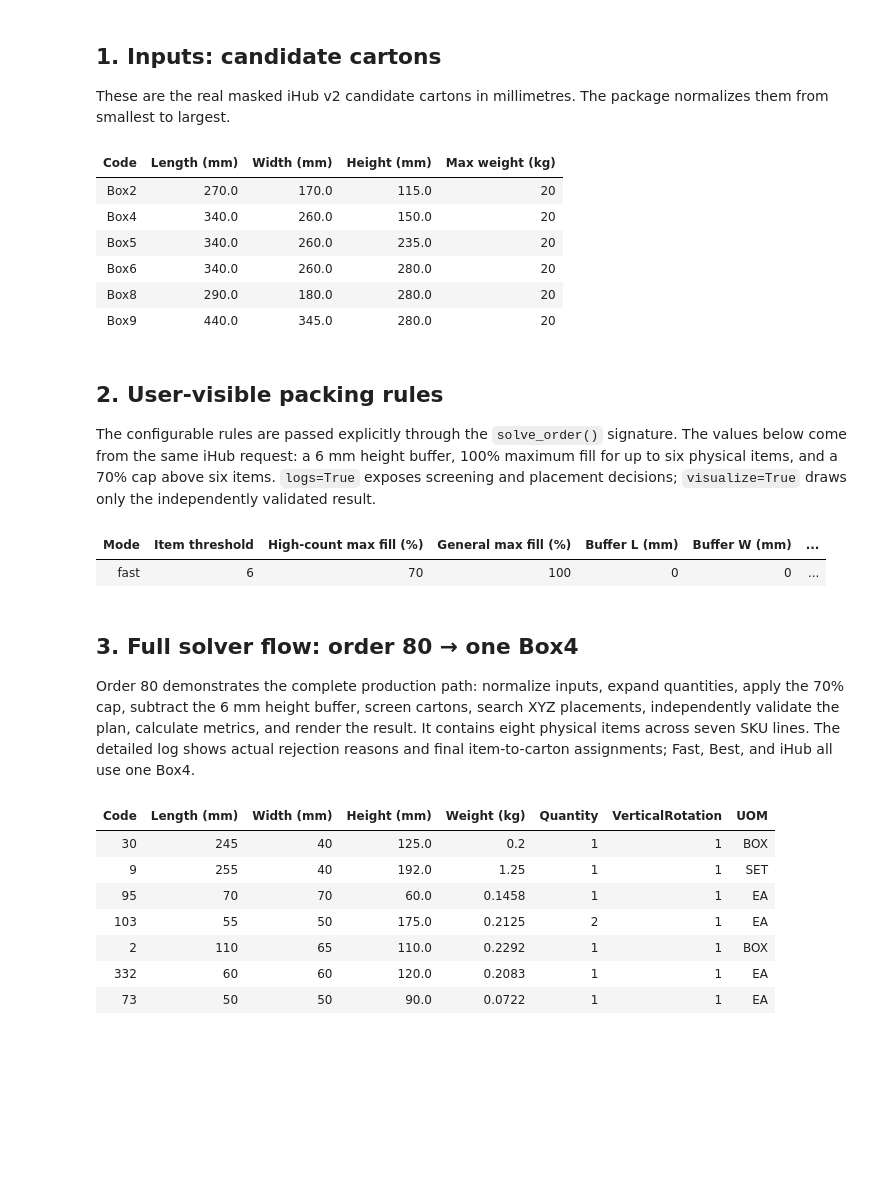
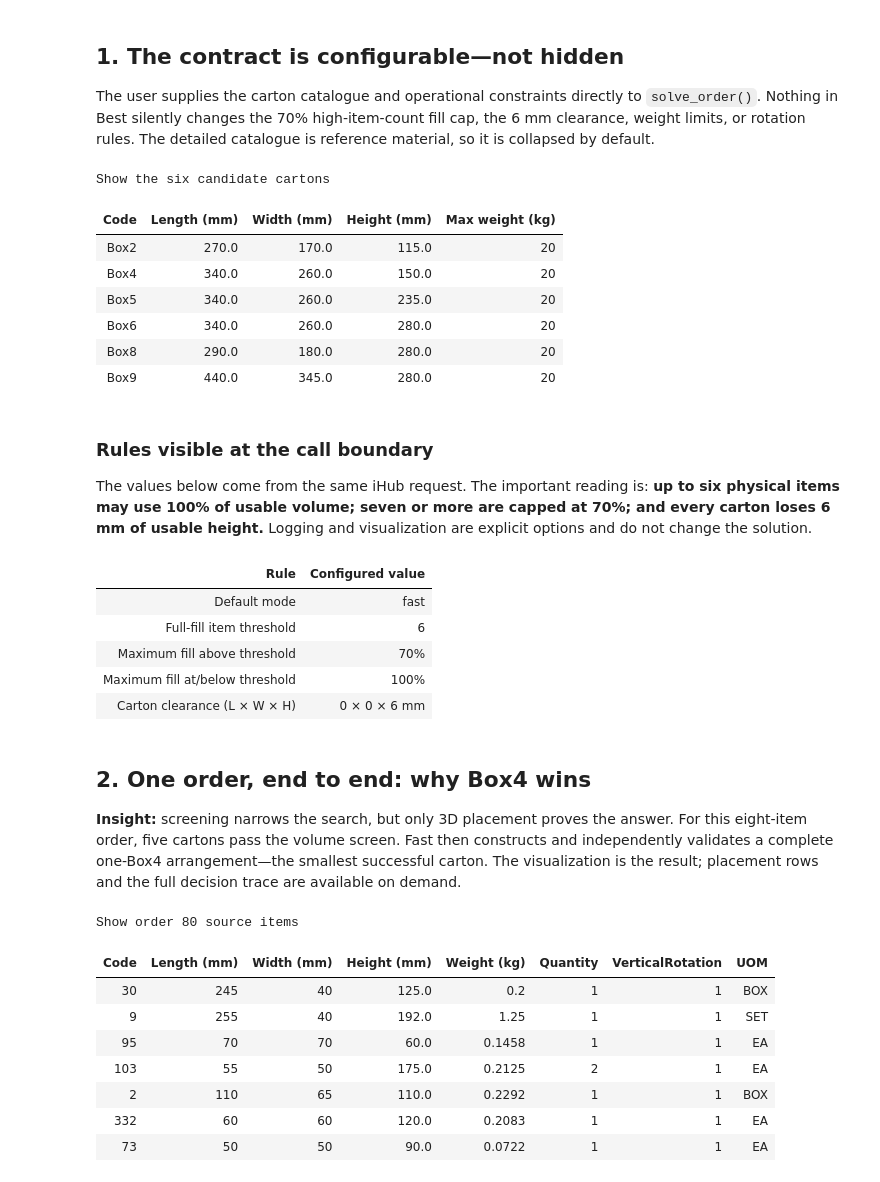
Before and after one commit to Voycepeh/ihubsolutions-capstone-project, a Jupyter notebook: notebooks/Solver Demo.ipynb, the cells around one changed output. Cells and saved outputs as stored; diff of their text form; code cells hidden in the pictures; blank space fills up the shorter version.

```diff
--- a/notebooks/Solver Demo.ipynb
+++ b/notebooks/Solver Demo.ipynb
@@ -34,7 +45,7 @@ from bin_packing_3d import display_result, display_table, solve_order
 # %% [markdown]
-## 1. Inputs: candidate cartons
+## 1. The contract is configurable—not hidden
 
-These are the real masked iHub v2 candidate cartons in millimetres. The package normalizes them from smallest to largest.
+The user supplies the carton catalogue and operational constraints directly to `solve_order()`. Nothing in Best silently changes the 70% high-item-count fill cap, the 6 mm clearance, weight limits, or rotation rules. The detailed catalogue is reference material, so it is collapsed by default.
 # %%
 DATA_PATH = ROOT / 'data' / 'raw' / 'data_samples_v2.json'
 with DATA_PATH.open(encoding='utf-8') as file:
@@ -50,8 +61,9 @@ box_rows = [
     }
     for box in boxes
 ]
-display_table(box_rows)
+show_details('Show the six candidate cartons', make_table(box_rows))
 # %% [output]
+Show the six candidate cartons
 | Code | Length (mm) | Width (mm) | Height (mm) | Max weight (kg) |
 | Box2 | 270.0 | 170.0 | 115.0 | 20 |
 | Box4 | 340.0 | 260.0 | 150.0 | 20 |
@@ -60,36 +72,38 @@ display_table(box_rows)
 | Box8 | 290.0 | 180.0 | 280.0 | 20 |
 | Box9 | 440.0 | 345.0 | 280.0 | 20 |
 # %% [markdown]
-## 2. User-visible packing rules
+### Rules visible at the call boundary
 
-The configurable rules are passed explicitly through the `solve_order()` signature. The values below come from the same iHub request: a 6 mm height buffer, 100% maximum fill for up to six physical items, and a 70% cap above six items. `logs=True` exposes screening and placement decisions; `visualize=True` draws only the independently validated result.
+The values below come from the same iHub request. The important reading is: **up to six physical items may use 100% of usable volume; seven or more are capped at 70%; and every carton loses 6 mm of usable height.** Logging and visualization are explicit options and do not change the solution.
 # %%
 source_parameters = catalogue_source['Bins']['Parameters']
 source_buffer = source_parameters['BinBuffer']
 high_item_count_threshold = source_parameters['BinMaxFillCheckMinItemQty']
 high_item_count_max_fill_pct = source_parameters['BinMaxFillPct']
 max_fill_pct = 100
 bin_buffer = {
     'length': source_buffer['Length'],
     'width': source_buffer['Width'],
     'height': source_buffer['Height'],
 }
-display_table([{
-    'Mode': 'fast',
-    'Item threshold': high_item_count_threshold,
-    'High-count max fill (%)': high_item_count_max_fill_pct,
-    'General max fill (%)': max_fill_pct,
-    'Buffer L (mm)': bin_buffer['length'],
-    'Buffer W (mm)': bin_buffer['width'],
-    'Buffer H (mm)': bin_buffer['height'],
-}])
+display_table([
+    {'Rule': 'Default mode', 'Configured value': 'fast'},
+    {'Rule': 'Full-fill item threshold', 'Configured value': high_item_count_threshold},
+    {'Rule': 'Maximum fill above threshold', 'Configured value': f'{high_item_count_max_fill_pct}%'},
+    {'Rule': 'Maximum fill at/below threshold', 'Configured value': f'{max_fill_pct}%'},
+    {'Rule': 'Carton clearance (L × W × H)', 'Configured value': f"{bin_buffer['length']} × {bin_buffer['width']} × {bin_buffer['height']} mm"},
+])
 # %% [output]
-| Mode | Item threshold | High-count max fill (%) | General max fill (%) | Buffer L (mm) | Buffer W (mm) | ... |
-| fast | 6 | 70 | 100 | 0 | 0 | ... |
+| Rule | Configured value |
+| Default mode | fast |
+| Full-fill item threshold | 6 |
+| Maximum fill above threshold | 70% |
+| Maximum fill at/below threshold | 100% |
+| Carton clearance (L × W × H) | 0 × 0 × 6 mm |
 # %% [markdown]
-## 3. Full solver flow: order 80 → one Box4
+## 2. One order, end to end: why Box4 wins
 
-Order 80 demonstrates the complete production path: normalize inputs, expand quantities, apply the 70% cap, subtract the 6 mm height buffer, screen cartons, search XYZ placements, independently validate the plan, calculate metrics, and render the result. It contains eight physical items across seven SKU lines. The detailed log shows actual rejection reasons and final item-to-carton assignments; Fast, Best, and iHub all use one Box4.
+**Insight:** screening narrows the search, but only 3D placement proves the answer. For this eight-item order, five cartons pass the volume screen. Fast then constructs and independently validates a complete one-Box4 arrangement—the smallest successful carton. The visualization is the result; placement rows and the full decision trace are available on demand.
 # %%
 source_order_80 = ihub_records[80]['input']
 items_order_80 = [dict(item) for item in source_order_80['Items']['ItemsList']]
@@ -105,11 +119,12 @@ item_rows_80 = [
     }
     for item in items_order_80
 ]
-display_table(item_rows_80, [
+show_details('Show order 80 source items', make_table(item_rows_80, [
     'Code', 'Length (mm)', 'Width (mm)', 'Height (mm)', 'Weight (kg)',
     'Quantity', 'VerticalRotation', 'UOM',
-])
+]))
 # %% [output]
+Show order 80 source items
 | Code | Length (mm) | Width (mm) | Height (mm) | Weight (kg) | Quantity | VerticalRotation | UOM |
 | 30 | 245 | 40 | 125.0 | 0.2 | 1 | 1 | BOX |
 | 9 | 255 | 40 | 192.0 | 1.25 | 1 | 1 | SET |
```
Also changed, not shown: parts of 22 cells of this notebook.
